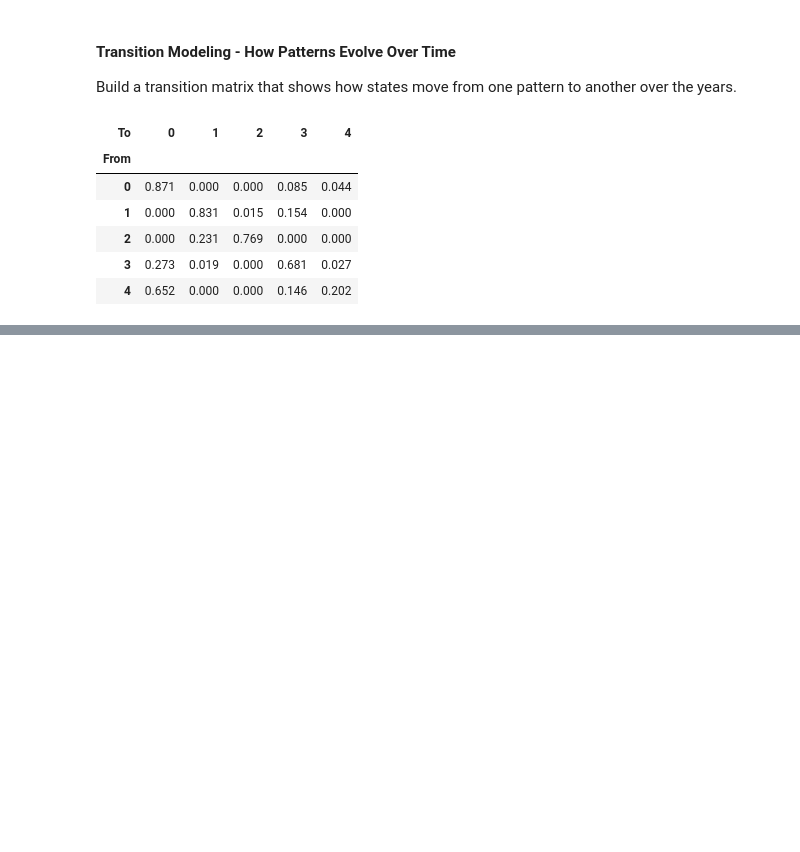
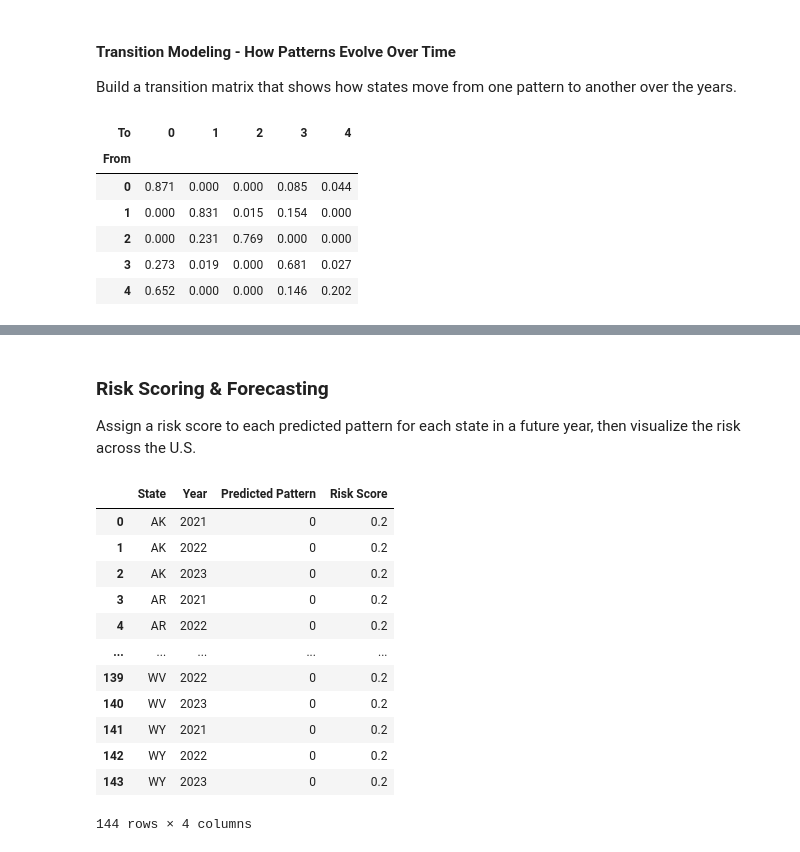
Before and after one commit to nsano1/CSE572FinalProject, a Jupyter notebook: spatial_analysis.ipynb, the cells around one changed output, grey strips where cells are left out. Saved outputs shown, nothing was run; the diff lists cells and outputs as text; code cells hidden in the pictures; blank space fills up the shorter version.

Commit message:
add risk scoring and forecasting

```diff
--- a/spatial_analysis.ipynb
+++ b/spatial_analysis.ipynb
@@ -370 +369,75 @@ matrix_df.round(3)
 - Frequent returns to Pattern 0 suggest it might be a “default” or low-risk state.
+# %% [markdown]
+### Risk Scoring & Forecasting
+Assign a risk score to each predicted pattern for each state in a future year, then visualize the risk across the U.S.
+# %%
+pattern_risks = {
+    0: 0.2, # low volume, mixed demographics
+    1: 0.7, # high volume, Black/White balances
+    2: 0.1, # extreme volume, White dominated
+    3: 0.8, # mid volume, Black dominated
+    4: 0.5, # low volume but unstable, rural
+}
+
+def forecast_pattern(state, start_year, num_years, df, matrix):
+    forecasted_patterns = {}
+
+    # get initial patterns from the last real year
+    row = df[(df['State'] == state) & (df['Year'] == start_year)]
+    if row.empty:
+        return forecasted_patterns
+
+    current_pattern = row['Pattern'].values[0]
+
+    for i in range(1, num_years + 1):
+        next_year = start_year + i
+        transitions = matrix.get(current_pattern, {})
+        if transitions:
+            next_pattern = max(transitions.items(), key=lambda x: x[1])[0]
+        else:
+            next_pattern = current_pattern
+
+        forecasted_patterns[next_year] = next_pattern
+        current_pattern = next_pattern
+
+    return forecasted_patterns
+
+start_year = 2020
+num_years = 3
+
+multi_year_forecast = []
+
+for state in model_df['State'].unique():
+    pattern_sequence = forecast_pattern(
+        state,
+        start_year=start_year,
+        num_years=num_years,
+        df=model_df,
+        matrix=transition_matrix
+    )
+
+    for year, pattern in pattern_sequence.items():
+        risk = pattern_risks.get(pattern, 0.0)
+        multi_year_forecast.append({
+            'State': state,
+            'Year': year,
+            'Predicted Pattern': pattern,
+            'Risk Score': risk
+        })
+
+multi_forecast_df = pd.DataFrame(multi_year_forecast)
+multi_forecast_df
+# %% [output]
+|  | State | Year | Predicted Pattern | Risk Score |
+| 0 | AK | 2021 | 0 | 0.2 |
+| 1 | AK | 2022 | 0 | 0.2 |
+| 2 | AK | 2023 | 0 | 0.2 |
+| 3 | AR | 2021 | 0 | 0.2 |
+| 4 | AR | 2022 | 0 | 0.2 |
+| ... | ... | ... | ... | ... |
+| 139 | WV | 2022 | 0 | 0.2 |
+| 140 | WV | 2023 | 0 | 0.2 |
+| 141 | WY | 2021 | 0 | 0.2 |
+| 142 | WY | 2022 | 0 | 0.2 |
+| 143 | WY | 2023 | 0 | 0.2 |
+144 rows × 4 columns
```
Also changed, not shown: parts of 2 cells of this notebook.
